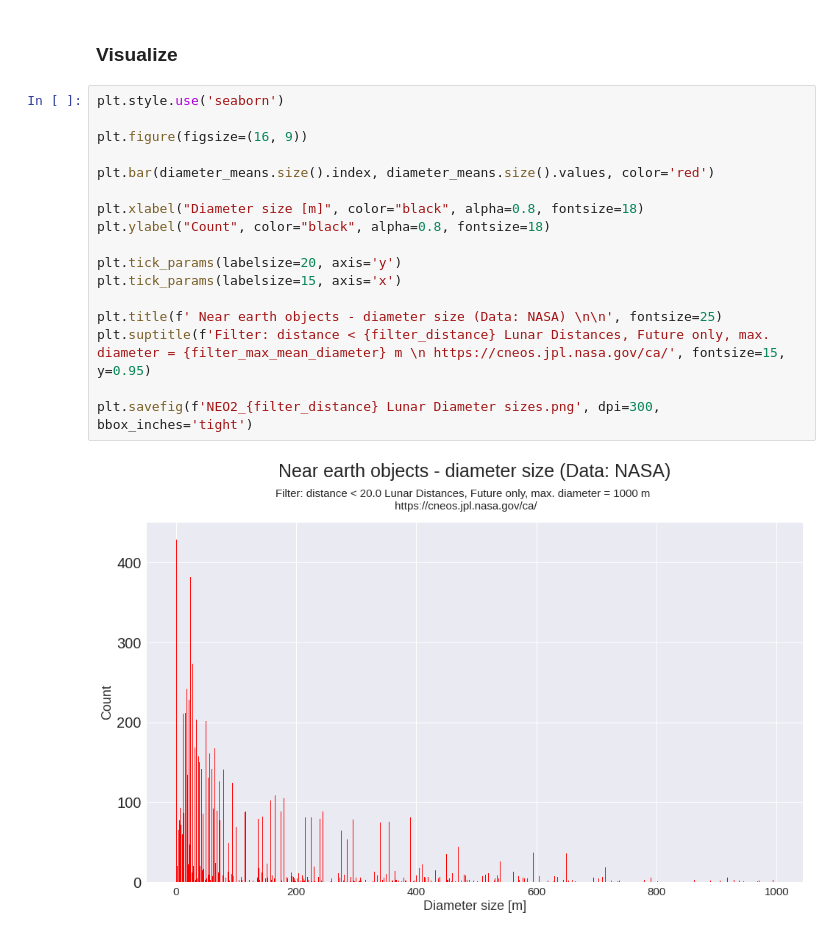
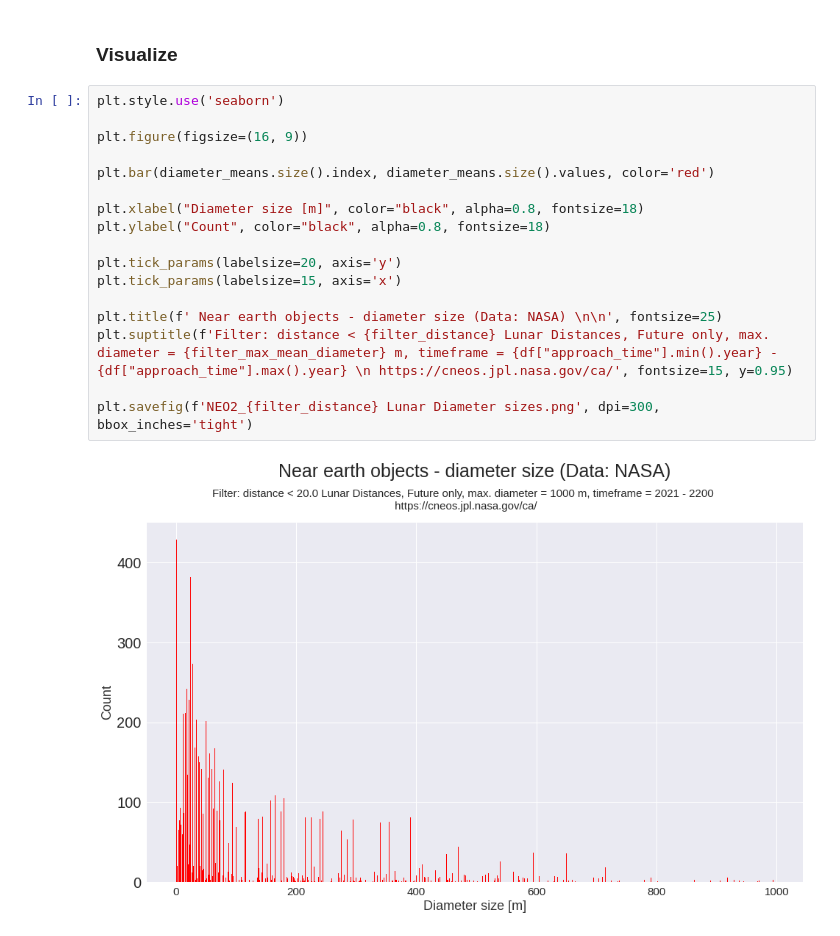
Before and after one commit to metix/Science, a Jupyter notebook: NEO/NEO2.ipynb, the cells around one changed output. Cells and saved outputs as stored; diff of their text form.

Commit message:
display timeframe

```diff
--- a/NEO/NEO2.ipynb
+++ b/NEO/NEO2.ipynb
@@ -90,19 +90,19 @@ diameter_means = df.groupby("diameter_rounded")
 # %%
 plt.style.use('seaborn')
 
 plt.figure(figsize=(16, 9))
 
 plt.bar(diameter_means.size().index, diameter_means.size().values, color='red')
 
 plt.xlabel("Diameter size [m]", color="black", alpha=0.8, fontsize=18)
 plt.ylabel("Count", color="black", alpha=0.8, fontsize=18)
 
 plt.tick_params(labelsize=20, axis='y')
 plt.tick_params(labelsize=15, axis='x')
 
 plt.title(f' Near earth objects - diameter size (Data: NASA) \n\n', fontsize=25)
-plt.suptitle(f'Filter: distance < {filter_distance} Lunar Distances, Future only, max. diameter = {filter_max_mean_diameter} m \n https://cneos.jpl.nasa.gov/ca/', fontsize=15, y=0.95)
+plt.suptitle(f'Filter: distance < {filter_distance} Lunar Distances, Future only, max. diameter = {filter_max_mean_diameter} m, timeframe = {df["approach_time"].min().year} - {df["approach_time"].max().year} \n https://cneos.jpl.nasa.gov/ca/', fontsize=15, y=0.95)
 
 plt.savefig(f'NEO2_{filter_distance} Lunar Diameter sizes.png', dpi=300, bbox_inches='tight')
 # %% [output]
-[figure, old version]
+[figure, new version]
```
Also changed, not shown: 1 other file.
